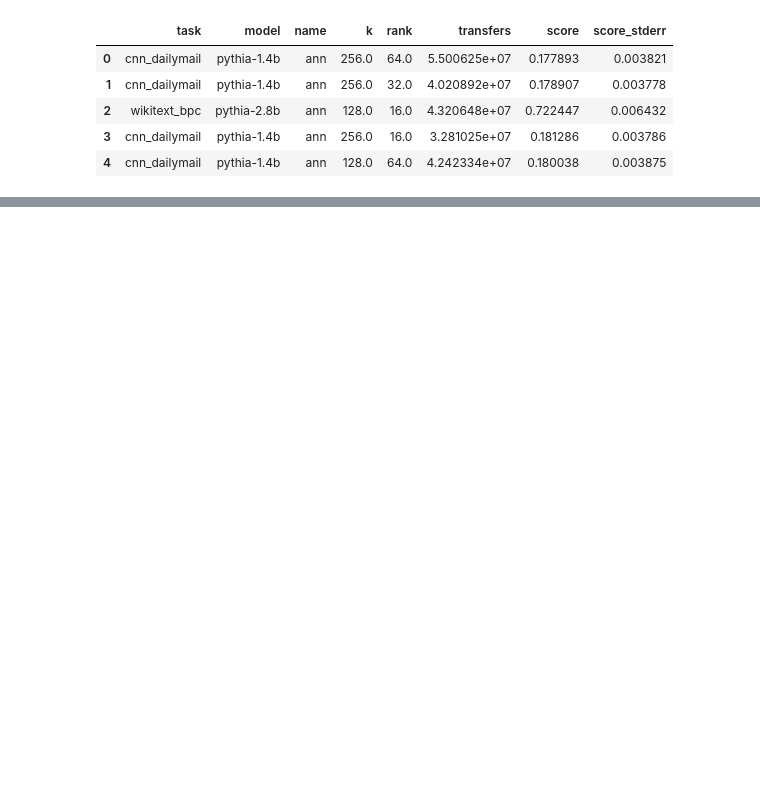
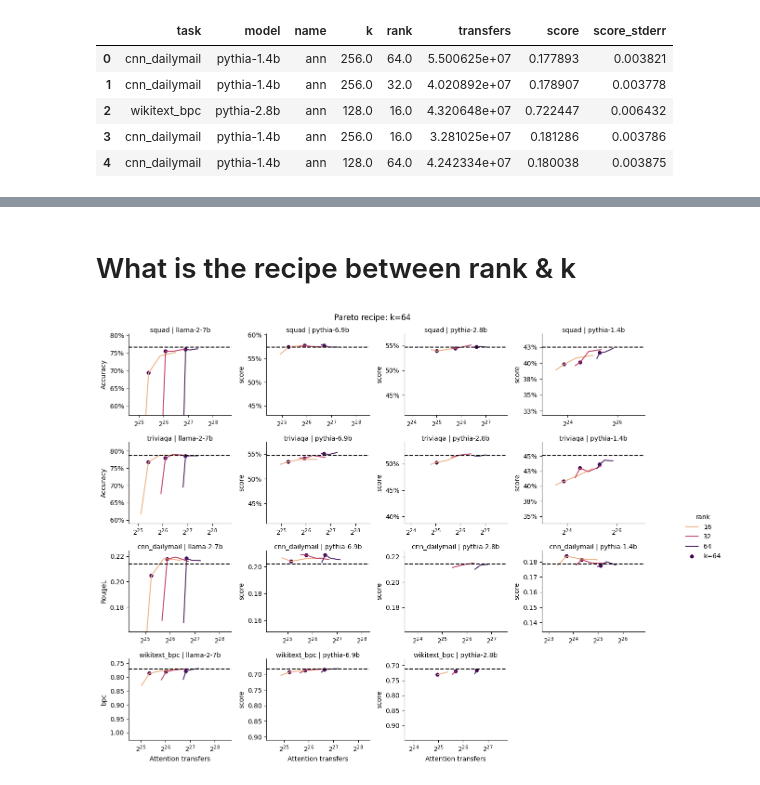
Before and after one commit to graphcore-research/llm-inference-research, a Jupyter notebook: 2023-sparse-attention/rmoe-65-refresh/Analyse.ipynb, the cells around one changed output, grey strips where cells are left out. Drawn from its saved outputs; the diff is of its cells as text; code cells hidden in the pictures; blank space fills up the shorter version.

```diff
--- a/2023-sparse-attention/rmoe-65-refresh/Analyse.ipynb
+++ b/2023-sparse-attention/rmoe-65-refresh/Analyse.ipynb
@@ -148,0 +153,43 @@ for (task, model), ax in g.axes_dict.items():
+# %% [markdown]
+# What is the recipe between rank & k
+# %%
+k_opt = 64
+tasks = ["squad", "triviaqa", "cnn_dailymail", "wikitext_bpc"]
+models = ["llama-2-7b", "pythia-6.9b", "pythia-2.8b", "pythia-1.4b"]
+
+fig, axs = plt.subplots(len(tasks), len(models), figsize=(3*len(models), 2.5*len(tasks)), squeeze=False)
+
+for task, axr in zip(tasks, axs):
+    for model, ax in zip(models, axr):
+        sns.despine(ax=ax)
+        ax.set_title(f"{task} | {model}", fontsize=10, pad=0)
+        if model == models[0]:
+            ax.set_ylabel(dict(squad="Accuracy", triviaqa="Accuracy", cnn_dailymail="RougeL", wikitext_bpc="bpc")[task])
+        if task in ["squad", "triviaqa"]:
+            ax.yaxis.set_major_formatter("{x:.0%}")
+
+        d = df[(df.task==task) & (df.model==model)]
+        if len(d):
+            sns.lineplot(data=d[d.name=="ann"].pipe(lambda d: d.assign(rank=d["rank"].astype("long"))), y="score", x="transfers", hue="rank", ax=ax,
+                         hue_norm=matplotlib.colors.LogNorm(), palette="flare")
+            ax.scatter(data=d[(d.name=="ann")&(d.k==k_opt)], y="score", x="transfers", c='k', label=f"k={k_opt}", s=25)
+
+            g = d[d.name=="dense"]
+            transfers = g.transfers.item()
+            score = g.score.item()
+            ax.hlines(score, transfers/17, transfers*1.05, linestyles="--", colors="k")
+            ax.set_xscale("log", base=2)
+            ax.set_xlim((transfers/17, transfers*1.05))
+            ax.set_ylim((score/.75, score/1.05) if task == "wikitext_bpc" else (score*.75, score*1.05))
+            ax.legend_.remove()
+            ax.set_xlabel("")
+        else:
+            ax.remove()
+
+for ax in axs[-1, :]:
+    ax.set_xlabel("Attention transfers")
+fig.legend(*axs[0, 0].get_legend_handles_labels(), title="rank", loc="center left", bbox_to_anchor=(1.05, 0.5), frameon=False)
+plt.suptitle(f"Pareto recipe: k={k_opt}")
+plt.tight_layout()
+# %% [output]
+[figure, added]
```
Also changed, not shown: parts of 2 cells of this notebook.
